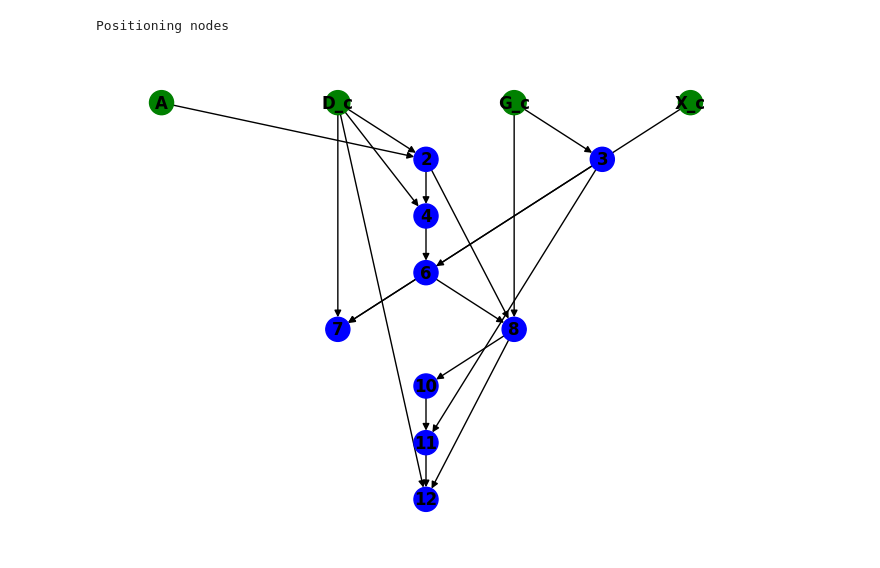
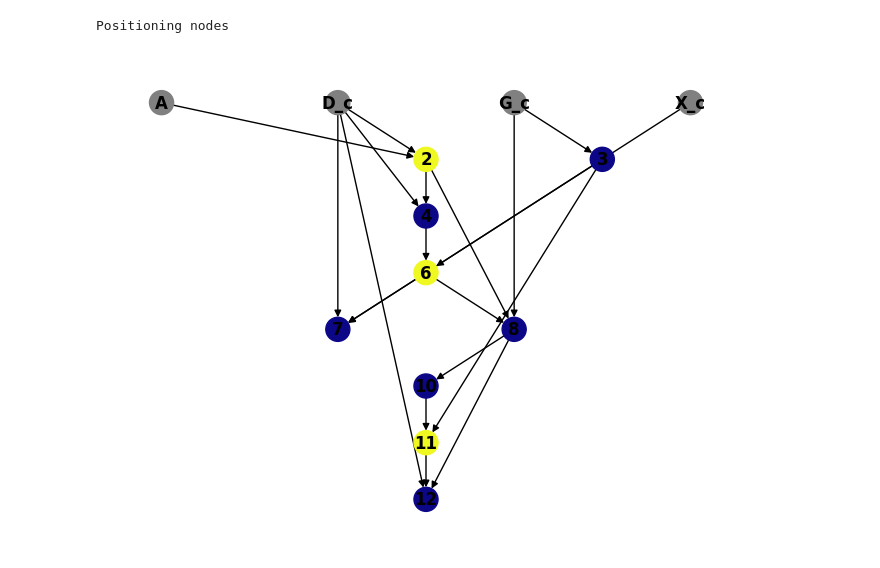
Before and after one commit to Helmholtz-AI-Energy/tensorcraft, a Jupyter notebook: notebooks/compiler_basics.ipynb, the cells around one changed output. Saved outputs shown, nothing was run; the diff lists cells and outputs as text; code cells hidden in the pictures.

Commit message:
feat: graph colors based on loop depth

```diff
--- a/notebooks/compiler_basics.ipynb
+++ b/notebooks/compiler_basics.ipynb
@@ -32,21 +32,21 @@ Positioning nodes
 # %%
 code = """
 W_c[i] = A[i,j] * D_c[j]
 Gamma_c = G_c[i] * G_c[i]
 Theta_c = D_c[i] * W_c[i]
 
 Alpha_c = Gamma_c / Theta_c
 X_n[i] = X_c[i] + Alpha_c * D_c[i]
 G_n[i] = G_c[i] + Alpha_c * W_c[i]
 
 Gamma_n = G_n[i] * G_n[i]
 Beta_n = Gamma_n / Gamma_c
 Delta_n = Beta_n * D_c[i] - G_n[i]
 """
 tree = tc.compile(code)
 
 conjugate_gradient_kernel: tc.compiler.Program = ProgramTransformer(code).transform(tree)
-draw_program_graph(conjugate_gradient_kernel)
+draw_program_graph(conjugate_gradient_kernel, color_by='loops')
 # %% [output]
 Positioning nodes
-[figure, old version]
+[figure, new version]
```
Also changed, not shown: parts of 1 cell of this notebook, 3 other files.
